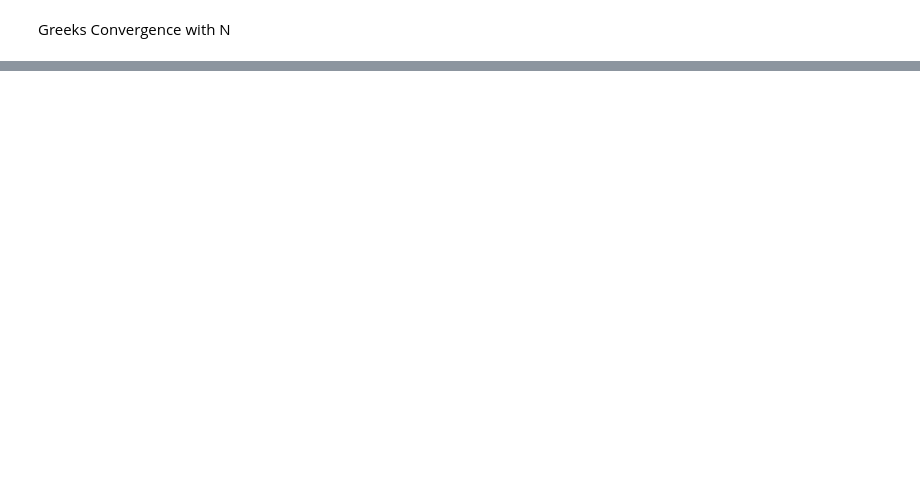
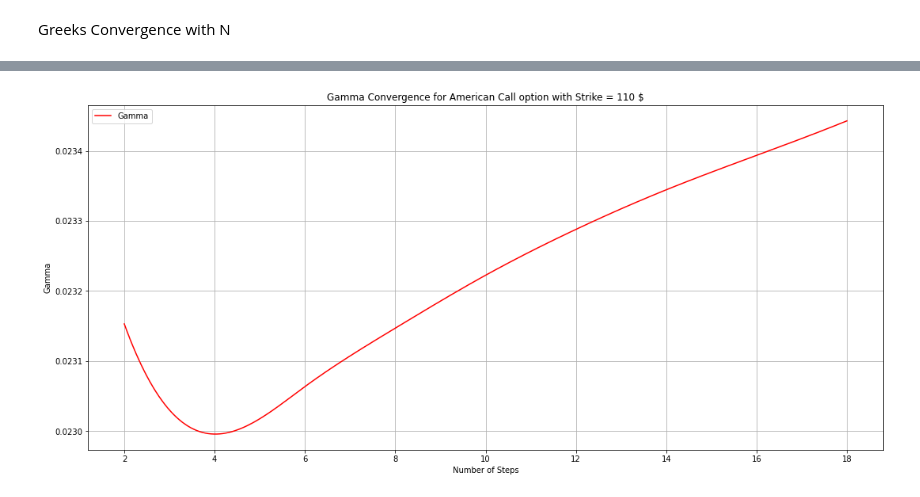
Before and after one commit to Quacox/American-Option-Pricing-and-Greek-Calculation, a Jupyter notebook: Code.ipynb, the cells around one changed output, grey strips where cells are left out. Drawn from its saved outputs; the diff is of its cells as text; code cells hidden in the pictures; blank space fills up the shorter version.

```diff
--- a/Code.ipynb
+++ b/Code.ipynb
@@ -363,0 +411,4 @@ get_plot_greek(Option_type)
+# %%
+get_plot_greek(Option_type)
+# %% [output]
+[figure, added]
```
Also changed, not shown: parts of 14 cells of this notebook.
